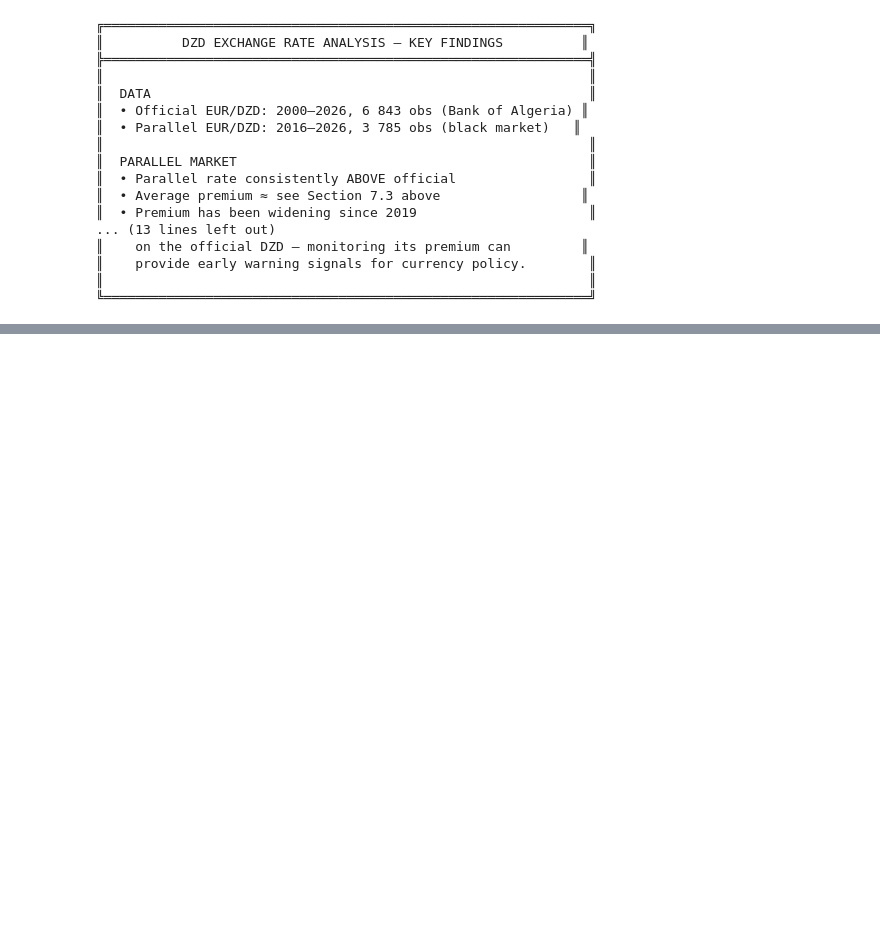
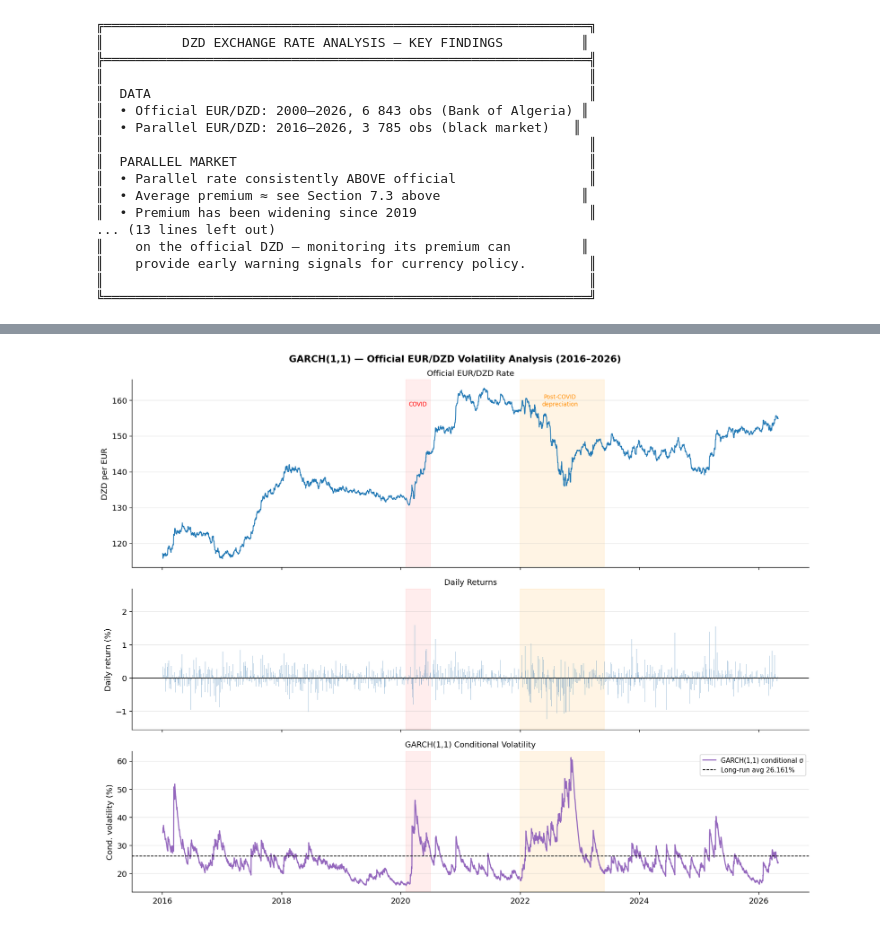
Before and after one commit to Zakaria23213/CNESE_EXT_RATE, a Jupyter notebook: DZD_Exchange_Rate_Analysis.ipynb, the cells around one changed output, grey strips where cells are left out. Cells and saved outputs as stored; diff of their text form; code cells hidden in the pictures; blank space fills up the shorter version.

Commit message:
Update analysis notebook and scripts

```diff
--- a/DZD_Exchange_Rate_Analysis.ipynb
+++ b/DZD_Exchange_Rate_Analysis.ipynb
@@ -966,0 +1042,14 @@ print("""
+# %%
+# ── 1.1  Fit GARCH(1,1) on official EUR/DZD daily returns ────────────────────
+# Scale returns by 100 for numerical stability (arch library convention)
+returns = df['eur_off_ret'].dropna() * 100
+
+garch_model = arch_model(
+    returns,
+    vol='Garch',
+    p=1, q=1,
+    dist='normal',
+    mean='Constant'
+)
+garch_res = garch_model.fit(disp='off')
+print(garch_res.summary())
@@ -966,0 +1116,56 @@ print("""
+# %%
+# ── 1.3  Plot conditional volatility ─────────────────────────────────────────
+cond_vol = garch_res.conditional_volatility / 100   # back to % units
+vol_index = returns.index
+
+fig, axes = plt.subplots(3, 1, figsize=(14, 11), sharex=True,
+                         gridspec_kw={'height_ratios': [2, 1.5, 1.5]})
+
+# Panel 1 — official rate
+ax = axes[0]
+ax.plot(df.index, df['eur_official'], color=PALETTE['official'], lw=1.2)
+ax.set_ylabel('DZD per EUR')
+ax.set_title('Official EUR/DZD Rate', fontsize=11)
+ax.grid(axis='y', alpha=0.3)
+
+# Highlight key volatility events
+events = {
+    'COVID\nshock': ('2020-02-01', '2020-07-01', '#ffcccc'),
+    'Post-COVID\ndepreciation': ('2022-01-01', '2023-06-01', '#ffe0b2'),
+}
+for label, (start, end, color) in events.items():
+    for ax in axes:
+        ax.axvspan(pd.Timestamp(start), pd.Timestamp(end),
+                   color=color, alpha=0.35, zorder=0)
+axes[0].text(pd.Timestamp('2020-04-15'), df['eur_official'].max() * 0.97,
+             'COVID', fontsize=8, color='red', ha='center')
+axes[0].text(pd.Timestamp('2022-09-01'), df['eur_official'].max() * 0.97,
+             'Post-COVID\ndepreciation', fontsize=8, color='darkorange', ha='center')
+
+# Panel 2 — daily returns
+ax = axes[1]
+ax.bar(vol_index, returns / 100, color='steelblue', alpha=0.5, width=1)
+ax.set_ylabel('Daily return (%)')
+ax.set_title('Daily Returns', fontsize=11)
+ax.axhline(0, color='black', lw=0.8)
+ax.grid(axis='y', alpha=0.3)
+
+# Panel 3 — conditional volatility
+ax = axes[2]
+ax.plot(vol_index, cond_vol * 100, color=PALETTE['garch'], lw=1.5,
+        label='GARCH(1,1) conditional σ')
+ax.axhline(long_run_vol * 100, color='black', ls='--', lw=1,
+           label=f'Long-run avg {long_run_vol*100:.3f}%')
+ax.set_ylabel('Cond. volatility (%)')
+ax.set_title('GARCH(1,1) Conditional Volatility', fontsize=11)
+ax.legend(fontsize=9)
+ax.grid(axis='y', alpha=0.3)
+ax.xaxis.set_major_formatter(mdates.DateFormatter('%Y'))
+
+plt.suptitle('GARCH(1,1) — Official EUR/DZD Volatility Analysis (2016–2026)',
+             fontsize=13, fontweight='bold')
+plt.tight_layout()
+plt.savefig('fig_A1_garch_volatility.png', bbox_inches='tight')
+plt.show()
+# %% [output]
+[figure, added]
```
Also changed, not shown: parts of 28 cells of this notebook, 10 other files.
